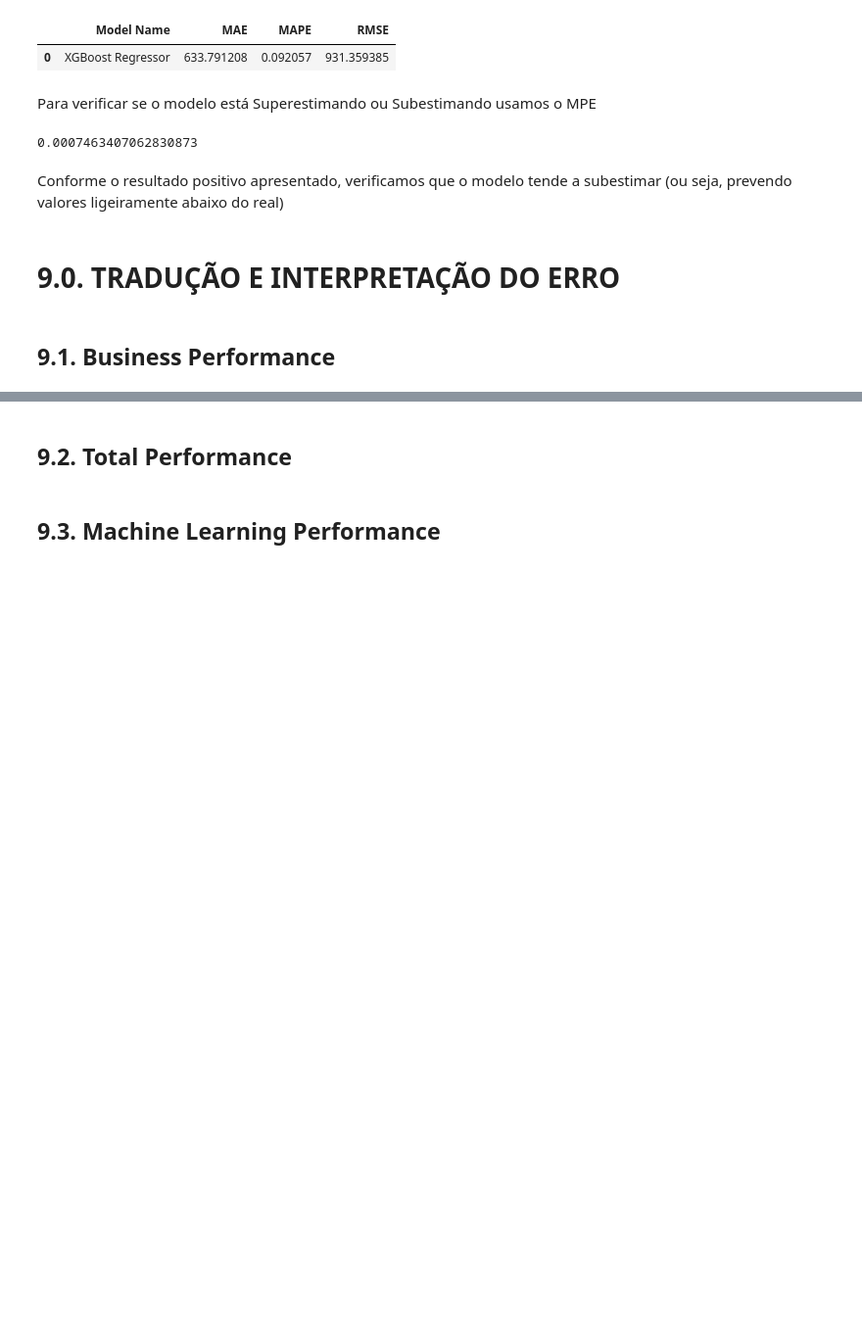
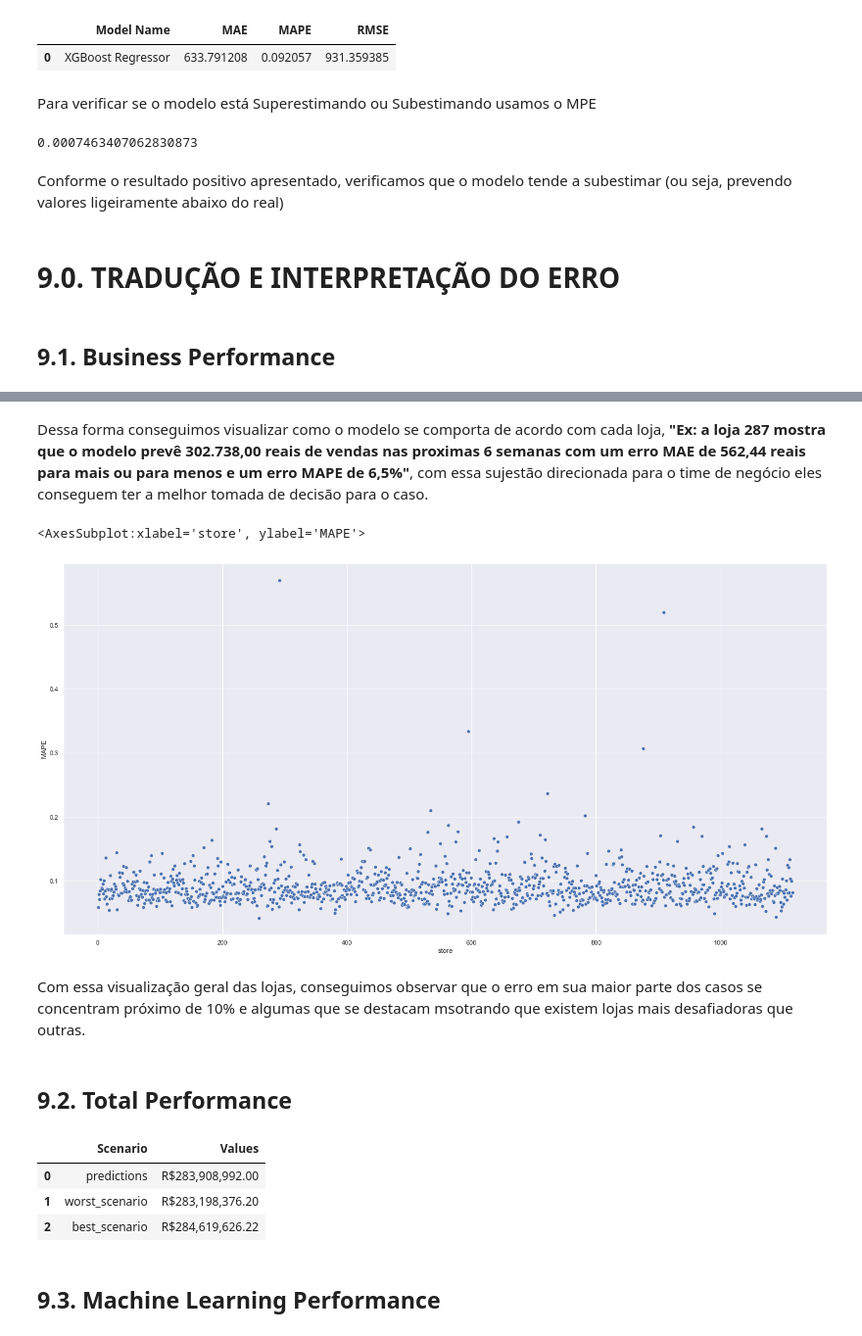
Before and after one commit to NaylsonS/rossman-store-sales, a Jupyter notebook: 01_roosman_store_sales_prediction.ipynb, the cells around one changed output, grey strips where cells are left out. Shown at 98% size. Cells and saved outputs as stored; diff of their text form; code cells hidden in the pictures; blank space fills up the shorter version.

Commit message:
final da traducao do erro

```diff
--- a/01_roosman_store_sales_prediction.ipynb
+++ b/01_roosman_store_sales_prediction.ipynb
@@ -1306,5 +1305,29 @@ import pickle
 pickle.dump( model_xgb_tuned, open ('D:/Documentos/ESTUDOS/ComunidadeDS/repos/rossman-store-sales/model_rossman.pkl', 'wb'))
 # %% [markdown]
 # 9.0. TRADUÇÃO E INTERPRETAÇÃO DO ERRO
+# %%
+df9 = X_test [cols_selected_boruta_full]
+
+# rescale
+df9['sales'] = np.expm1(df9['sales'])
+df9['predictions'] = np.expm1(y_pred_xgb_tuned)
 # %% [markdown]
 ## 9.1. Business Performance
+# %%
+#soma das predições
+df9_1 = df9[['store', 'predictions']].groupby('store').sum().reset_index()
+
+# MAE e MAPE
+df9_aux1 = df9[['store', 'sales', 'predictions']].groupby('store').apply(lambda x: mean_absolute_error( x['sales'], x['predictions'])).reset_index().rename(columns={0:'MAE'})
+df9_aux2 = df9[['store', 'sales', 'predictions']].groupby('store').apply(lambda x: mean_absolute_percentage_error( x['sales'], x['predictions'])).reset_index().rename(columns={0:'MAPE'})
+
+# Merge
+df9_aux3 = pd.merge(df9_aux1, df9_aux2, how='inner', on='store')
+df9_2 = pd.merge(df9_1, df9_aux3, how='inner', on='store')
+
+# Scenarios
+df9_2['worst_scenario'] = df9_2['predictions'] - df9_2['MAE']
+df9_2['best_scenario'] = df9_2['predictions'] + df9_2['MAE']
+
+# order columns
+df9_2 = df9_2[['store', 'predictions', 'worst_scenario', 'best_scenario', 'MAE', 'MAPE']]
@@ -1311,4 +1343,22 @@ pickle.dump( model_xgb_tuned, open ('D:/Documentos/ESTUDOS/ComunidadeDS/repos/ro
+# %% [markdown]
+Dessa forma conseguimos visualizar como o modelo se comporta de acordo com cada loja, **"Ex: a loja 287 mostra que o modelo prevê 302.738,00 reais de vendas nas proximas 6 semanas com um erro MAE de 562,44 reais para mais ou para menos e um erro MAPE de 6,5%"**, com essa sujestão direcionada para o time de negócio eles conseguem ter a melhor tomada de decisão para o caso.
+# %%
+sns.scatterplot(x='store', y='MAPE', data=df9_2)
+# %% [output]
+<AxesSubplot:xlabel='store', ylabel='MAPE'>
+[figure, added]
+# %% [markdown]
+Com essa visualização geral das lojas, conseguimos observar que o erro em sua maior parte dos casos se concentram próximo de 10% e algumas que se destacam msotrando que existem lojas mais desafiadoras que outras.
 # %% [markdown]
 ## 9.2. Total Performance
+# %%
+df9_3 = df9_2[['predictions', 'worst_scenario', 'best_scenario']].apply(lambda x: np.sum(x), axis=0).reset_index().rename(columns={'index':'Scenario', 0:'Values'})
+df9_3['Values'] = df9_3['Values'].map( 'R${:,.2f}'.format )
+df9_3
+# %% [output]
+|  | Scenario | Values |
+| 0 | predictions | R$283,908,992.00 |
+| 1 | worst_scenario | R$283,198,376.20 |
+| 2 | best_scenario | R$284,619,626.22 |
 # %% [markdown]
 ## 9.3. Machine Learning Performance
```
Also changed, not shown: parts of 6 cells of this notebook.
